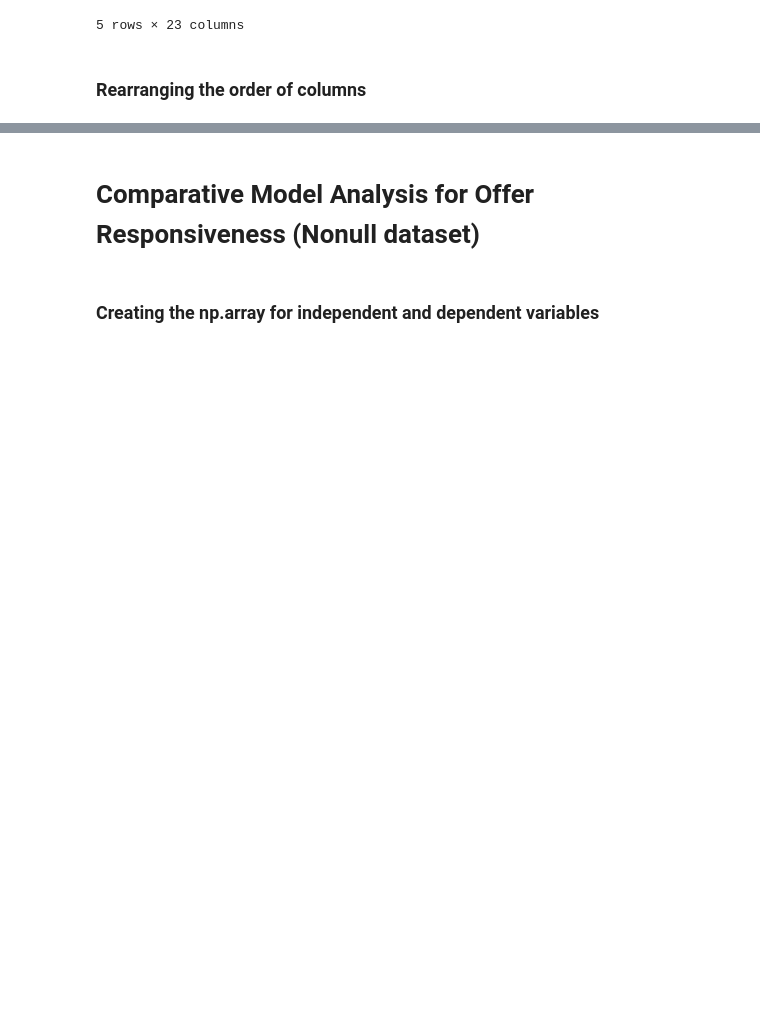
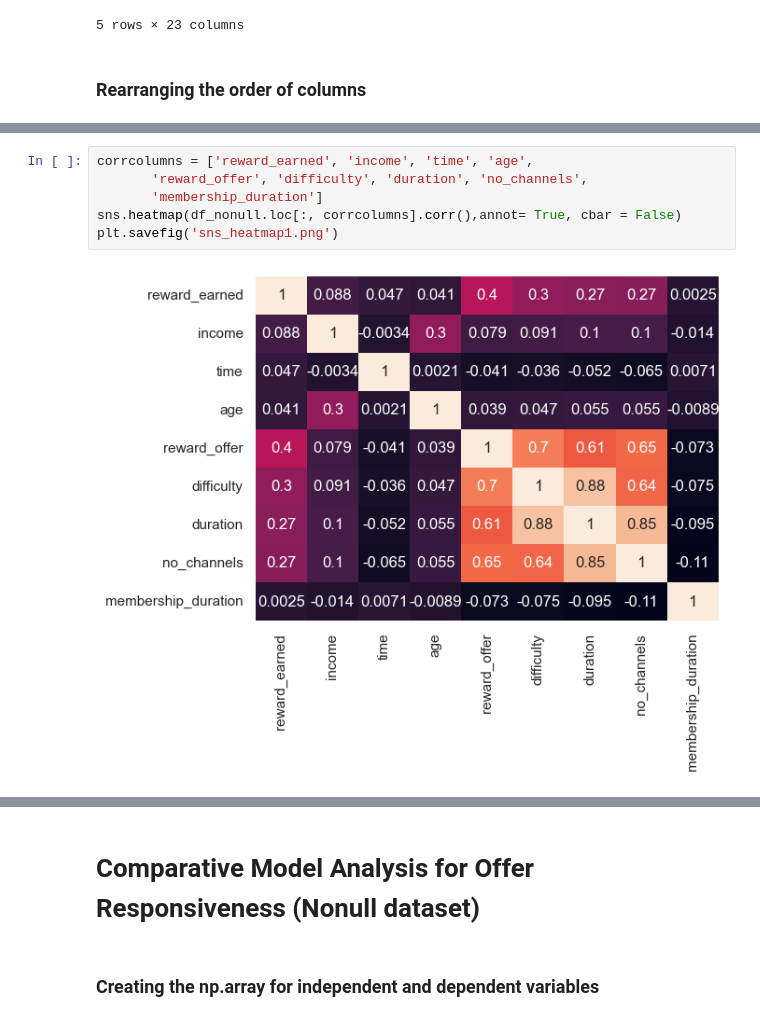
Before and after one commit to CoskunErden/Udacity_DS_Capstone_Project, a Jupyter notebook: starbucks_capstone.ipynb, the cells around one changed output, grey strips where cells are left out. Drawn from its saved outputs; the diff is of its cells as text; blank space fills up the shorter version.

```diff
--- a/starbucks_capstone.ipynb
+++ b/starbucks_capstone.ipynb
@@ -1264,0 +1279,8 @@ print(df_nonull.head())
+# %%
+corrcolumns = ['reward_earned', 'income', 'time', 'age',
+       'reward_offer', 'difficulty', 'duration', 'no_channels',
+       'membership_duration']
+sns.heatmap(df_nonull.loc[:, corrcolumns].corr(),annot= True, cbar = False)
+plt.savefig('sns_heatmap1.png')
+# %% [output]
+[figure, added]
```
Also changed, not shown: parts of 26 cells of this notebook, 1 other file.
